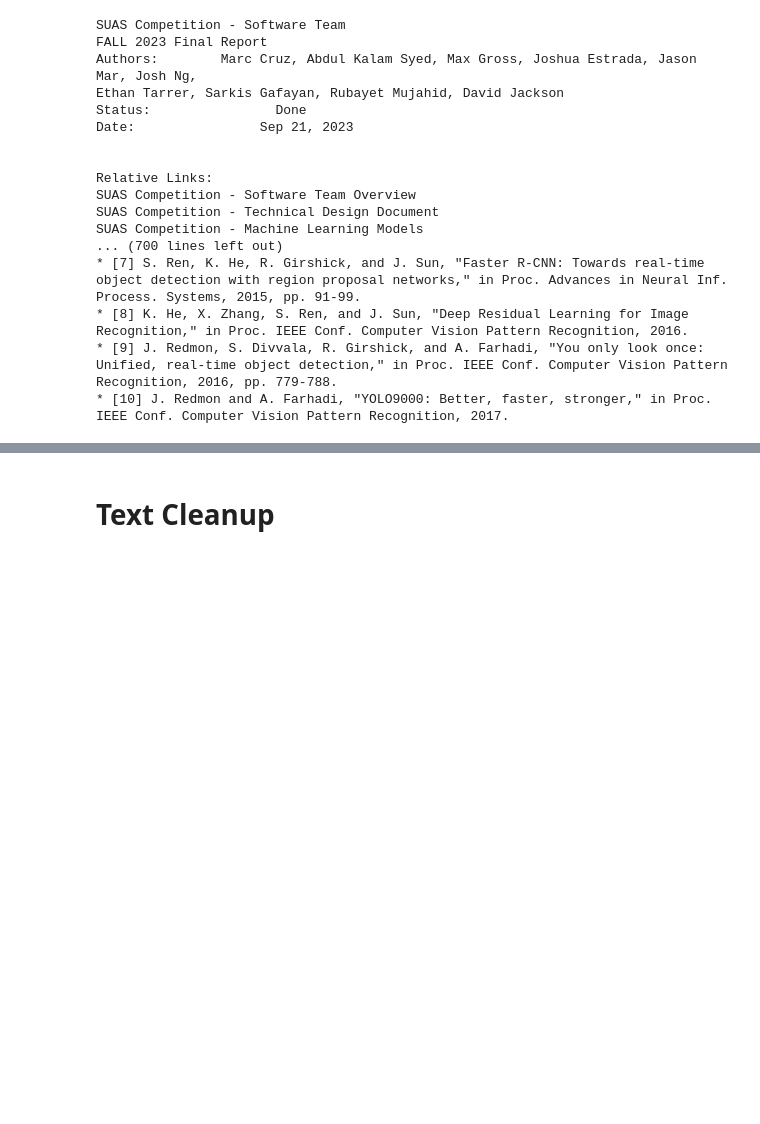
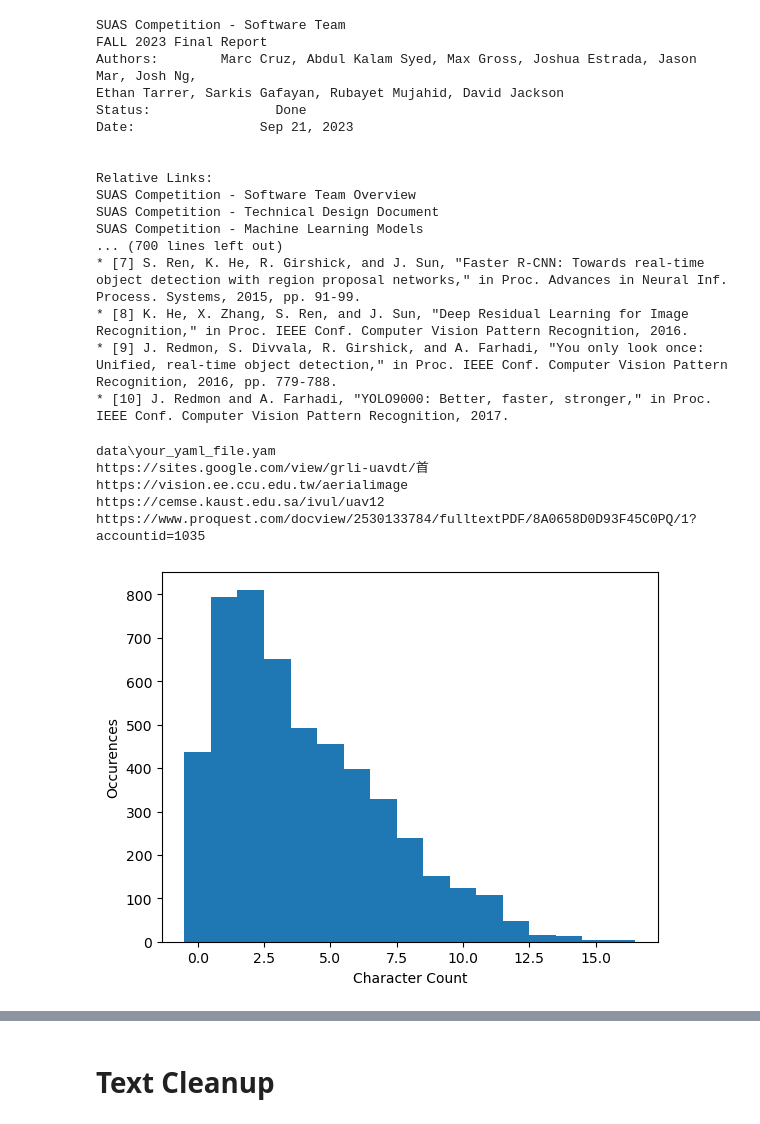
Before and after one commit to MarcCruzs/Archive-Reader, a Jupyter notebook: proprocessing.ipynb, the cells around one changed output, grey strips where cells are left out. Drawn from its saved outputs; the diff is of its cells as text; code cells hidden in the pictures; blank space fills up the shorter version.

Commit message:
Added labeling for histograms.

```diff
--- a/proprocessing.ipynb
+++ b/proprocessing.ipynb
@@ -70,3 +67,27 @@ SUAS Competition - Machine Learning Models
 * [8] K. He, X. Zhang, S. Ren, and J. Sun, "Deep Residual Learning for Image Recognition," in Proc. IEEE Conf. Computer Vision Pattern Recognition, 2016.
 * [9] J. Redmon, S. Divvala, R. Girshick, and A. Farhadi, "You only look once: Unified, real-time object detection," in Proc. IEEE Conf. Computer Vision Pattern Recognition, 2016, pp. 779-788.
 * [10] J. Redmon and A. Farhadi, "YOLO9000: Better, faster, stronger," in Proc. IEEE Conf. Computer Vision Pattern Recognition, 2017.
+# %%
+words = re.split('. |! |/n |  ', raw_text_data.replace("/n", " ").replace("\n", " ").replace("\t", " "))
+
+histogram_size = 17
+indexes = range(histogram_size)
+values = [0] * histogram_size
+for w in words:
+    if len(w) >= histogram_size:
+        print(w)
+    else:
+        values[len(w)] = values[len(w)] + 1
+
+
+plt.bar(indexes, values, 1)
+plt.xlabel("Character Count")
+plt.ylabel("Occurences")
+plt.show()
+# %% [output]
+data\your_yaml_file.yam
+https://sites.google.com/view/grli-uavdt/首
+https://vision.ee.ccu.edu.tw/aerialimage
+https://cemse.kaust.edu.sa/ivul/uav12
+https://www.proquest.com/docview/2530133784/fulltextPDF/8A0658D0D93F45C0PQ/1?accountid=1035
+[figure, added]
```
Also changed, not shown: parts of 2 cells of this notebook.
